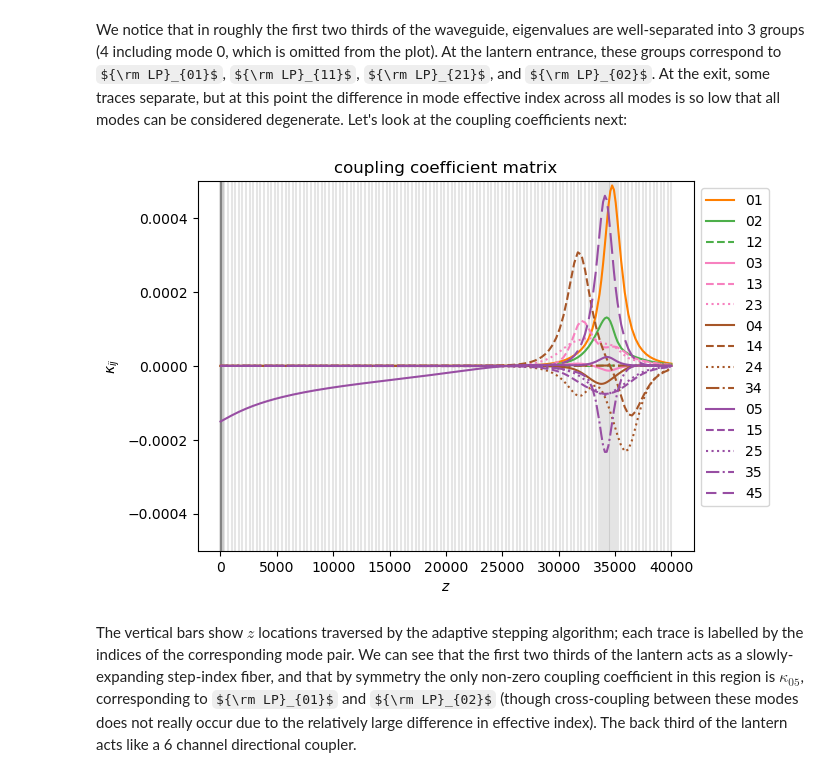
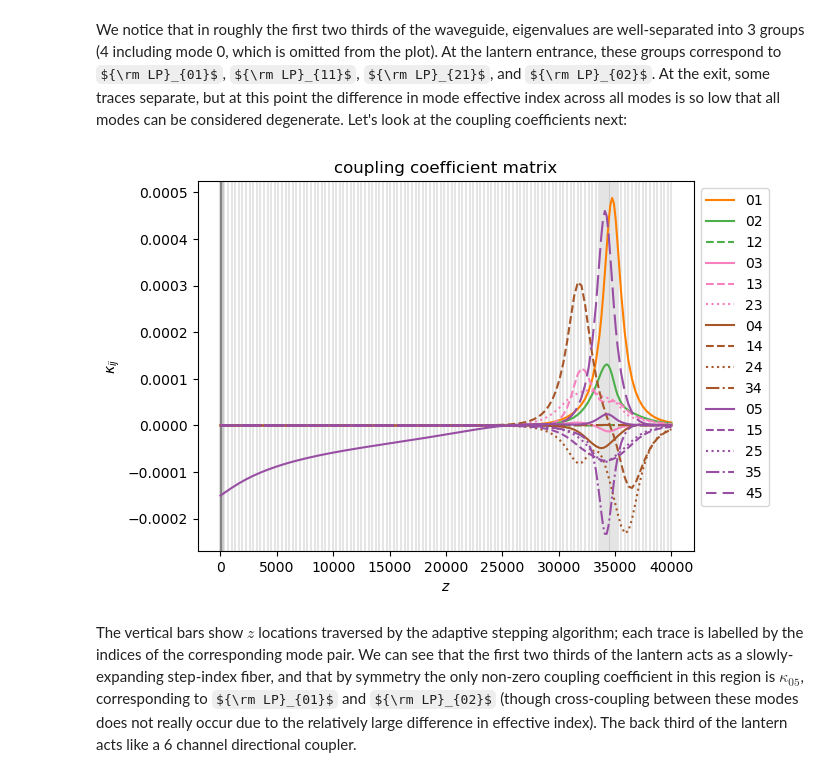
Before and after one commit to jw-lin/cbeam, a Jupyter notebook: cbeam.ipynb, the cells around one changed output. Drawn from its saved outputs; the diff is of its cells as text; code cells hidden in the pictures; some formulas as TeX source.

Commit message:
added plot_coupling_coeffs(), updated doc to match

```diff
--- a/cbeam.ipynb
+++ b/cbeam.ipynb
@@ -571,36 +577,10 @@ plt.show()
 [figure]
 # %% [markdown]
 We notice that in roughly the first two thirds of the waveguide, eigenvalues are well-separated into 3 groups (4 including mode 0, which is omitted from the plot). At the lantern entrance, these groups correspond to ${\rm LP}_{01}$, ${\rm LP}_{11}$, ${\rm LP}_{21}$, and ${\rm LP}_{02}$. At the exit, some traces separate, but at this point the difference in mode effective index across all modes is so low that all modes can be considered degenerate. Let's look at the coupling coefficients next:
-# %%
-fig,ax = plt.subplots()
-
-colors = CB_color_cycle = ['#377eb8', '#ff7f00', '#4daf4a',
-                  '#f781bf', '#a65628', '#984ea3',
-                  '#999999', '#e41a1c', '#dede00']
-for j in range(6):
-    for i in range(j):
-        if i == 0:
-            ls='solid'
-        elif i == 1:
-            ls='dashed'
-        elif i == 2:
-            ls='dotted'
-        elif i == 3:
-            ls='dashdot'
-        elif i == 4:
-            ls=(5,(10,3))
-        ax.plot(prop.za,prop.cmat[:,i,j],label=str(i)+str(j),ls=ls,c=colors[j])
-
-for z in prop.za: # plot vertical bars at every z value.
-    ax.axvline(x=z,alpha=0.1,color='k',zorder=-100)
-ax.legend(bbox_to_anchor=(1., 1.))
-ax.set_title("coupling coefficient matrix")
-ax.set_ylim(-5e-4,5e-4)
-ax.set_xlabel(r"$z$")
-ax.set_ylabel(r"$\kappa_{ij}$")
-plt.show()
-# %% [output]
-[figure, removed]
+# %%
+prop.plot_coupling_coeffs()
+# %% [output]
+[figure, added]
 # %% [markdown]
 The vertical bars show $z$ locations traversed by the adaptive stepping algorithm; each trace is labelled by the indices of the corresponding mode pair. We can see that the first two thirds of the lantern acts as a slowly-expanding step-index fiber, and that by symmetry the only non-zero coupling coefficient in this region is $\kappa_{05}$, corresponding to ${\rm LP}_{01}$ and ${\rm LP}_{02}$ (though cross-coupling between these modes does not really occur due to the relatively large difference in effective index). The back third of the lantern acts like a 6 channel directional coupler.
 # %% [markdown]
```
Also changed, not shown: parts of 11 cells of this notebook, 1 other file.
